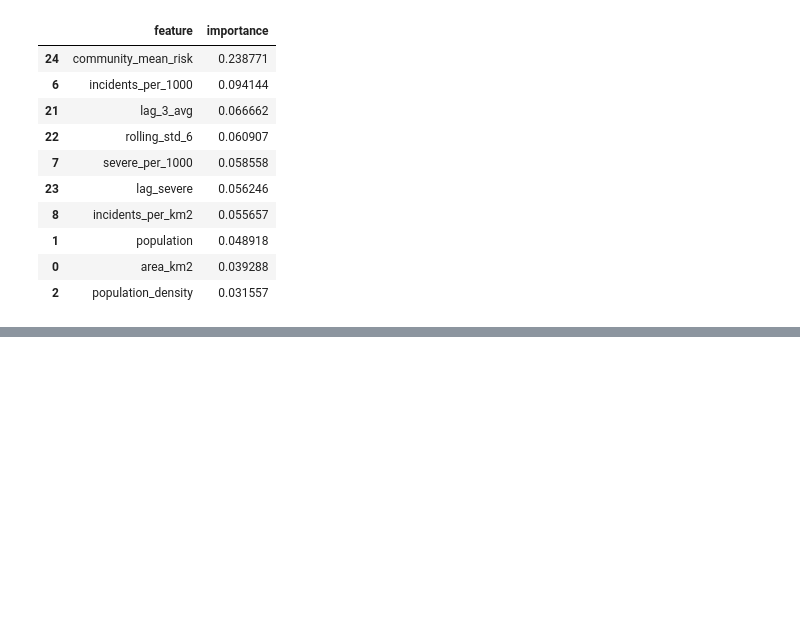
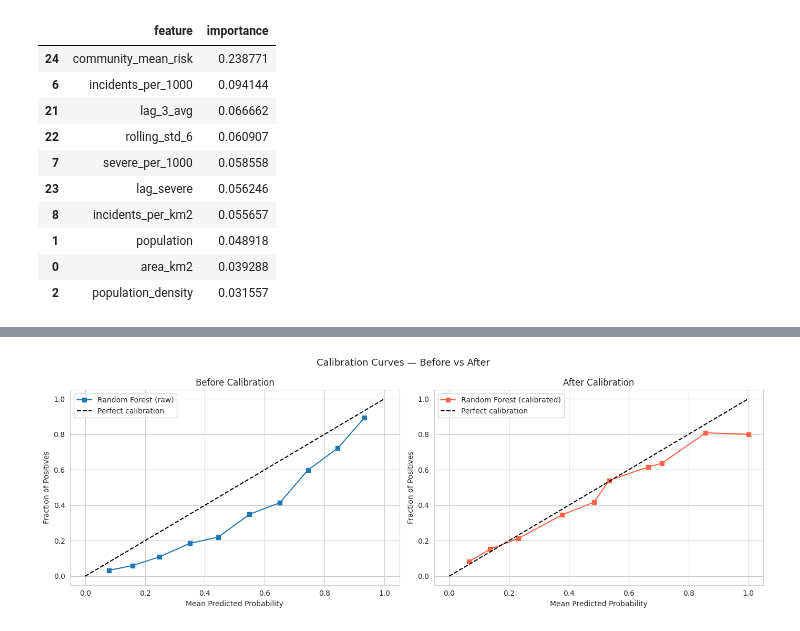
Before and after one commit to smomin1/Calgary-Traffic-Risk-Forecaster, a Jupyter notebook: modeling_high_risk_prediction.ipynb, the cells around one changed output, grey strips where cells are left out. Cells and saved outputs as stored; diff of their text form; code cells hidden in the pictures; blank space fills up the shorter version.

```diff
--- a/modeling_high_risk_prediction.ipynb
+++ b/modeling_high_risk_prediction.ipynb
@@ -440,0 +450,88 @@ Top 10 features:
+# %%
+# Probability Calibration, isotonic regression on held-out set
+from sklearn.calibration import CalibratedClassifierCV, calibration_curve
+
+# Carve out a calibration set from the END of the training period
+# Using 2021-2022 as calibration, pre-2021 as model training
+# This respects temporal order
+model_train_mask = panel_df["year_month"] < "2021-01"
+calib_mask       = (panel_df["year_month"] >= "2021-01") & (panel_df["year_month"] < "2023-01")
+
+X_model_train = pd.DataFrame(
+    final_scaler.transform(X[model_train_mask]),
+    columns=actual_feature_cols
+)
+X_calib = pd.DataFrame(
+    final_scaler.transform(X[calib_mask]),
+    columns=actual_feature_cols
+)
+y_model_train = y[model_train_mask]
+y_calib       = y[calib_mask]
+
+# Retrain base model on pre-2021 data only
+if best_model_name == "Random Forest":
+    base_model = RandomForestClassifier(
+        n_estimators=500,
+        max_depth=10,
+        class_weight="balanced",
+        random_state=42,
+        n_jobs=-1
+    )
+else:
+    base_model = XGBClassifier(
+        n_estimators=300,
+        max_depth=6,
+        learning_rate=0.1,
+        scale_pos_weight=scale_pos,
+        random_state=42,
+        eval_metric="logloss",
+        verbosity=0
+    )
+
+base_model.fit(X_model_train, y_model_train)
+
+# Fit isotonic calibration on the 2021-2022 held-out slice
+calibrated_model = CalibratedClassifierCV(
+    base_model,
+    method="isotonic",
+    cv="prefit"
+)
+calibrated_model.fit(X_calib, y_calib)
+
+# Evaluate calibrated model on test set
+y_proba_cal = calibrated_model.predict_proba(X_test_df)[:, 1]
+y_pred_cal  = (y_proba_cal >= 0.5).astype(int)
+
+print("Calibrated Model — Test Set")
+print(f"ROC-AUC: {roc_auc_score(y_test, y_proba_cal):.4f}")
+print(classification_report(y_test, y_pred_cal))
+
+# Calibration plot
+fig, axes = plt.subplots(1, 2, figsize=(14, 5))
+
+# Before calibration
+frac_pos_raw, mean_pred_raw = calibration_curve(y_test, y_proba, n_bins=10)
+axes[0].plot(mean_pred_raw, frac_pos_raw, "s-", label="Random Forest (raw)")
+axes[0].plot([0, 1], [0, 1], "k--", label="Perfect calibration")
+axes[0].set_title("Before Calibration")
+axes[0].set_xlabel("Mean Predicted Probability")
+axes[0].set_ylabel("Fraction of Positives")
+axes[0].legend()
+
+# After calibration
+frac_pos_cal, mean_pred_cal = calibration_curve(y_test, y_proba_cal, n_bins=10)
+axes[1].plot(mean_pred_cal, frac_pos_cal, "s-", color="tomato", label="Random Forest (calibrated)")
+axes[1].plot([0, 1], [0, 1], "k--", label="Perfect calibration")
+axes[1].set_title("After Calibration")
+axes[1].set_xlabel("Mean Predicted Probability")
+axes[1].set_ylabel("Fraction of Positives")
+axes[1].legend()
+
+plt.suptitle("Calibration Curves — Before vs After", fontsize=13)
+plt.tight_layout()
+plt.show()
+
+# Replace final_model with calibrated version for downstream use
+final_model_calibrated = calibrated_model
+print("\nfinal_model_calibrated.")
+# %% [output]
@@ -440,0 +548 @@ Top 10 features:
+[figure, added]
```
Also changed, not shown: parts of 34 cells of this notebook.
